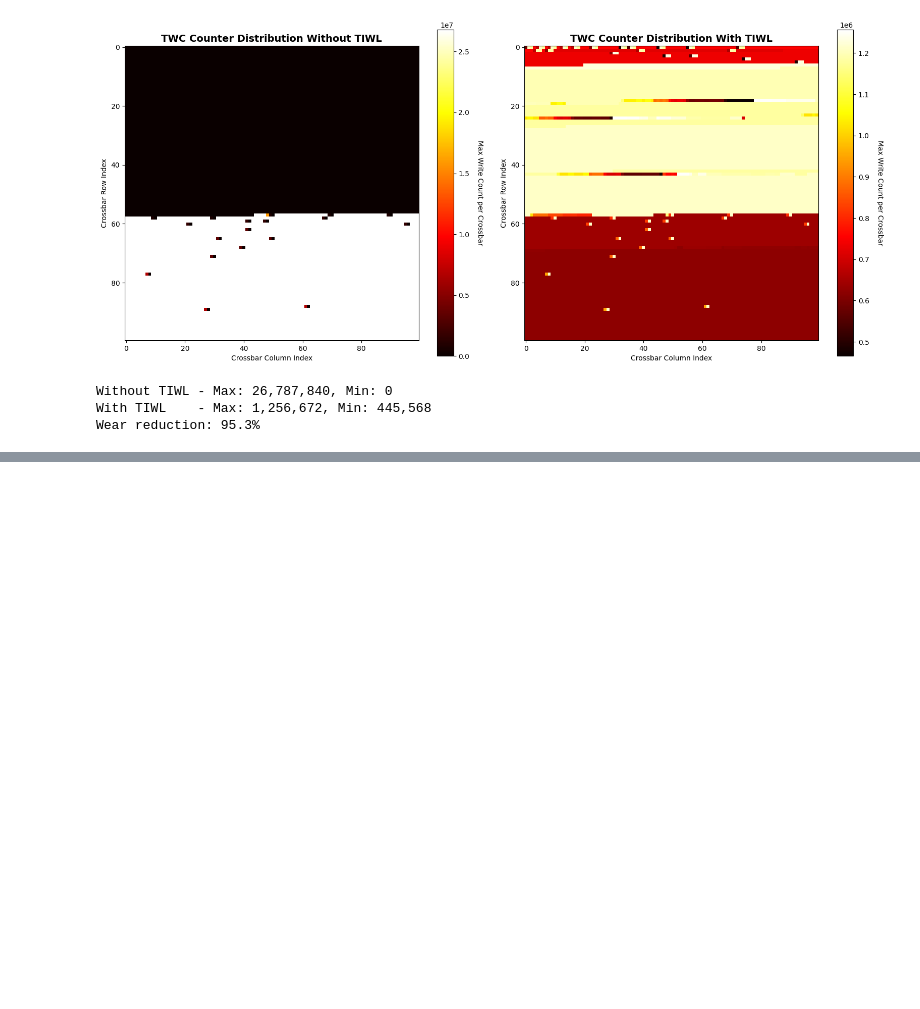
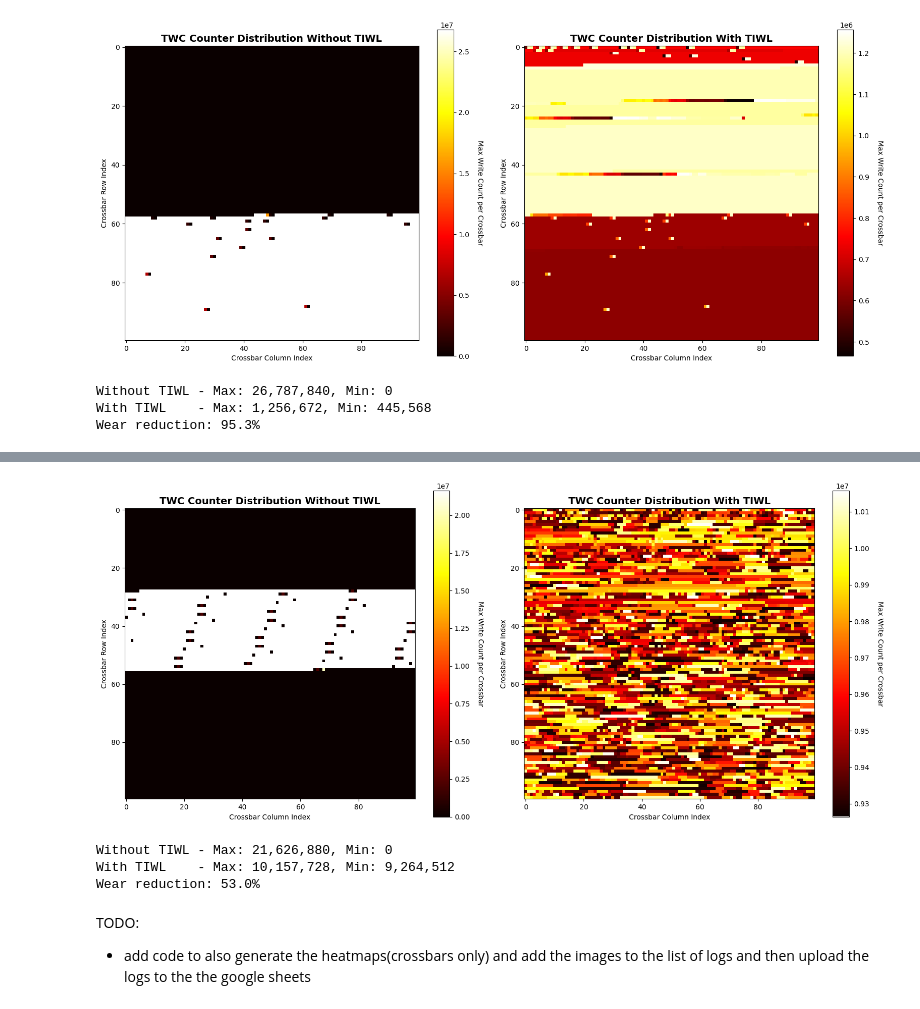
Before and after one commit to Ahbar1999/mtp-pimsimulator, a Jupyter notebook: pimsimulator_v2.ipynb, the cells around one changed output, grey strips where cells are left out. Drawn from its saved outputs; the diff is of its cells as text; code cells hidden in the pictures; blank space fills up the shorter version.

```diff
--- a/pimsimulator_v2.ipynb
+++ b/pimsimulator_v2.ipynb
@@ -1815,0 +2037,10 @@ print(f"Wear imbalance: {pim_sim_cifar_no_wear_levelling.twc_counters.max() / (p
+# %%
+plot_crossbar_wear_heatmap(pim_sim_vit_no_wear_levelling, pim_sim_vit, (100, 100), 'vit_heatmap.png')
+# %% [output]
+[figure, added]
+Without TIWL - Max: 21,626,880, Min: 0
+With TIWL    - Max: 10,157,728, Min: 9,264,512
+Wear reduction: 53.0%
+# %% [markdown]
+TODO:
+- add code to also generate the heatmaps(crossbars only) and add the images to the list of logs and then upload the logs to the the google sheets
```
Also changed, not shown: parts of 4 cells of this notebook.
